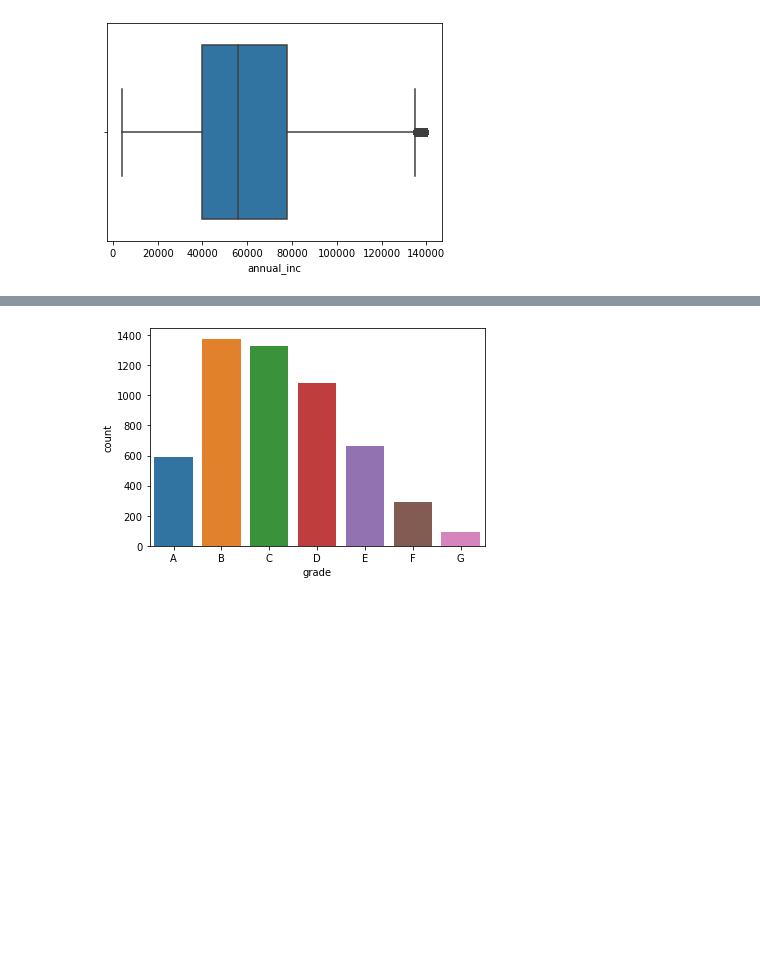
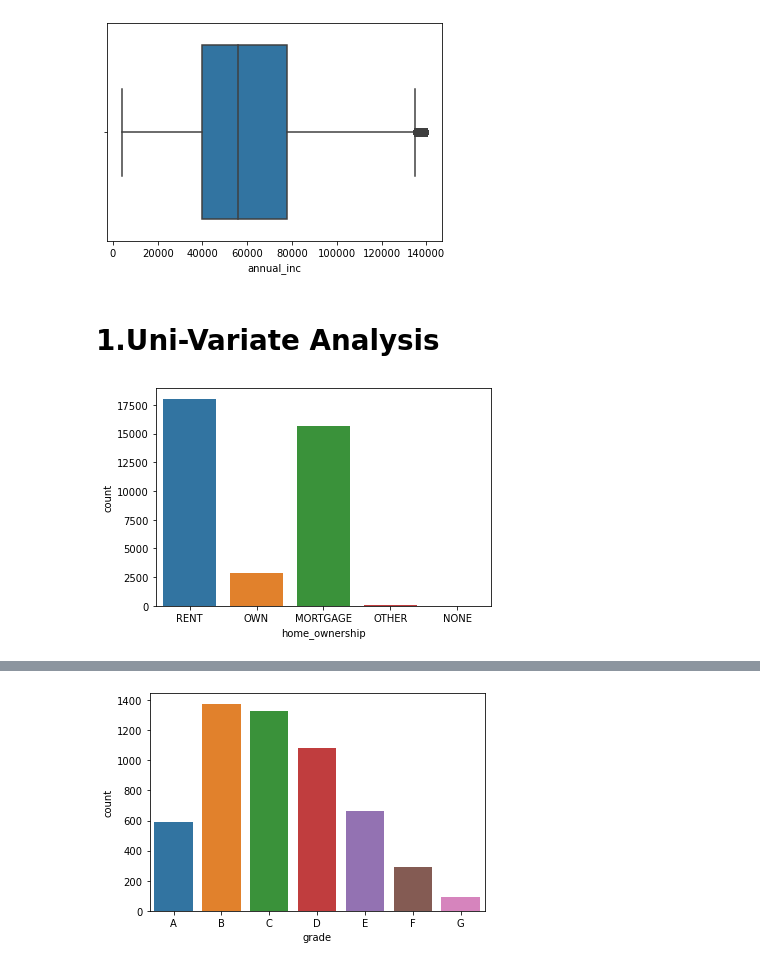
Before and after one commit to Sreedhar103/LendingClubCaseStudy, a Jupyter notebook: Sreedhar_Gunda.ipynb, the cells around one changed output, grey strips where cells are left out. Saved outputs shown, nothing was run; the diff lists cells and outputs as text; code cells hidden in the pictures; blank space fills up the shorter version.

```diff
--- a/Sreedhar_Gunda.ipynb
+++ b/Sreedhar_Gunda.ipynb
@@ -27,7 +27,7 @@ import warnings
 warnings.filterwarnings('ignore')
 # %%
 #Load the dataset and check for the top 5 rows
-ds = pd.read_csv("loan - original.csv")
+ds = pd.read_csv("loan.csv")
 # %%
 ds.shape
 # %% [output]
@@ -252,3 +228,11 @@ sns.boxplot(ds['annual_inc'])
 plt.show()
 # %% [output]
 [figure]
+# %% [markdown]
+# <a id='1'>1.Uni-Variate Analysis</a>
+# %%
+ds.home_ownership.value_counts()
+sns.countplot(x="home_ownership", data=ds)
+plt.show()
+# %% [output]
+[figure, new version]
```
Also changed, not shown: parts of 26 cells of this notebook.
